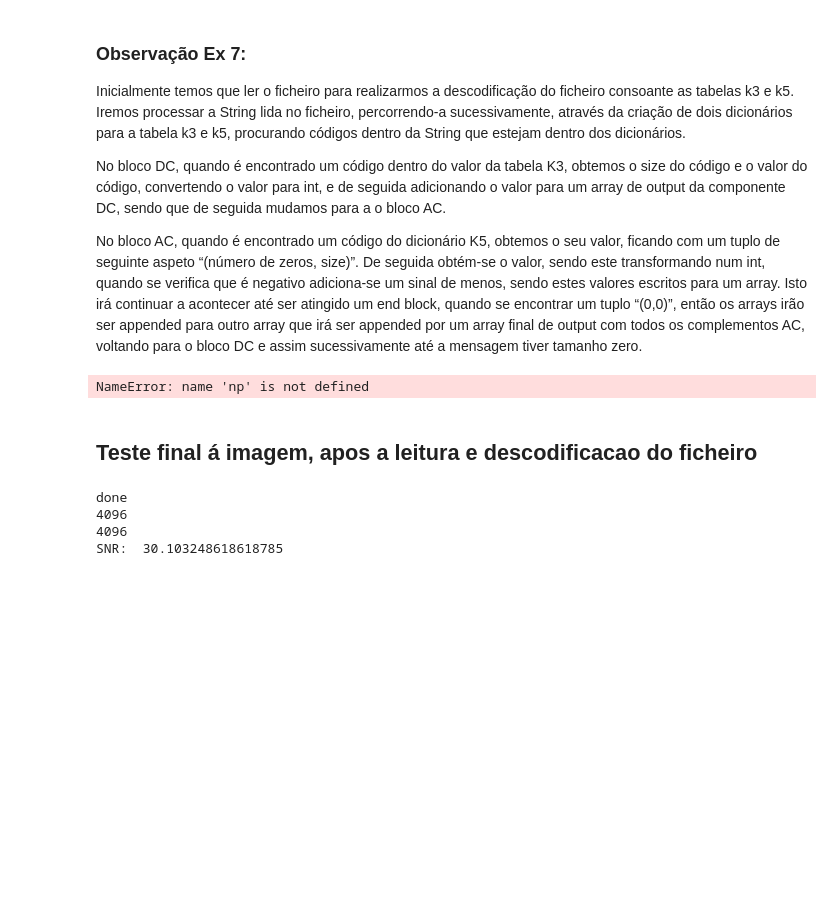
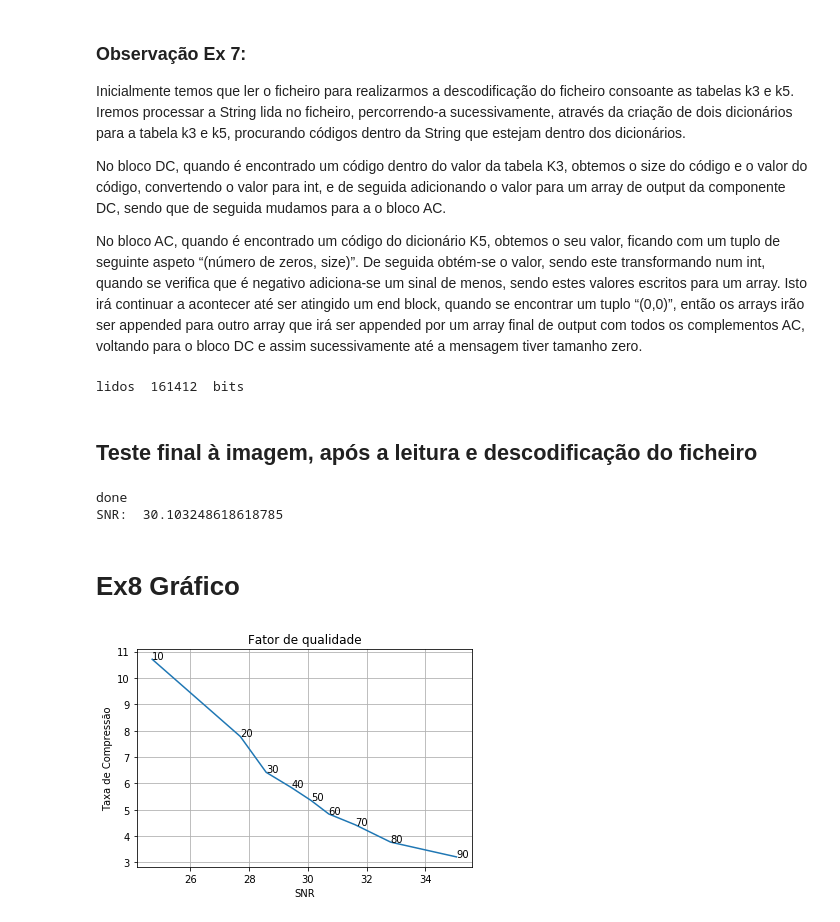
Before and after one commit to eddoasso/ISEL-CSM, a Jupyter notebook: TP3/CSM_T42G04_3trab.ipynb, the cells around one changed output. Cells and saved outputs as stored; diff of their text form; code cells hidden in the pictures; blank space fills up the shorter version.

Commit message:
trabalho final com gráficos

```diff
--- a/TP3/CSM_T42G04_3trab.ipynb
+++ b/TP3/CSM_T42G04_3trab.ipynb
@@ -935,11 +937,11 @@ def lerFicheiro(nomeFicheiro):
     return binario
 
 msg = lerFicheiro(nomeFicheiro)
-print(len(msg))
+print("lidos ",len(msg)," bits")
 # %% [output]
-NameError: name 'np' is not defined
+lidos  161412  bits
 # %% [markdown]
-## Teste final á imagem, apos a leitura e descodificacao do ficheiro
+## Teste final à imagem, após a leitura e descodificação do ficheiro
 # %%
 #DESCODIFICAR HUFFMAN
 valoresDcHuff, valoresAcHuff=descodificar_k3_k5(msg)
@@ -947,9 +949,7 @@ print("done")
 
 #Descodificadores DC e AC
 img_decoded_DC_Huff = decode_DC(valoresDcHuff)
-print(len(img_decoded_DC_Huff))
 img_decoded_AC_Huff = decode_AC(valoresAcHuff)
-print(len(img_decoded_AC_Huff))
 
 #JOIN
 img_joined_DC_AC_HUFF = join_DC_AC(img_decoded_DC_Huff, img_decoded_AC_Huff)
@@ -968,12 +968,39 @@ print("SNR: ", SNR(img_array_jpg, img_array_original))
 #Guarda a imagem em formato jpg
 save_image_toFile(img_array_jpg)
 
-x = cv2.imread('LenaGrayJPG50.jpg')
+x = cv2.imread('LenaGrayJPG'+str(QUALITY)+'.jpg')
 cv2.imshow('lena' , x)
-cv2.waitKey(0)
-cv2.destroyAllWindows()
 # %% [output]
 done
-4096
-4096
 SNR:  30.103248618618785
+# %% [markdown]
+# Ex8 Gráfico
+# %%
+
+encodeTime = [1.46, 1.87, 1.49, 1.53, 1.64, 1.62, 1.77, 1.96, 2.41]
+decodeTime = [1.45, 1.64, 2.61, 2.22, 2.51, 3.02, 3.92, 5.06, 16.75]
+
+qualityList = [10, 20, 30, 40, 50, 60, 70, 80, 90]
+
+taxa = [10.71, 7.78, 6.42, 5.84, 5.35, 4.84, 4.43, 3.77, 3.21]
+
+snr = [24.7, 27.7, 28.58, 29.44, 30.11, 30.71, 31.61, 32.82, 35.06]
+
+i = 10
+for x, y in zip(snr, taxa):
+    plt.annotate(i, xy=(x,y), textcoords='data')
+    i+=10
+
+plt.plot(snr, taxa)
+
+plt.ylabel('Taxa de Compressão')
+
+plt.xlabel('SNR')
+
+plt.title('Fator de qualidade')
+
+plt.grid()
+
+plt.show()
+# %% [output]
+[figure, added]
```
Also changed, not shown: parts of 11 cells of this notebook.
